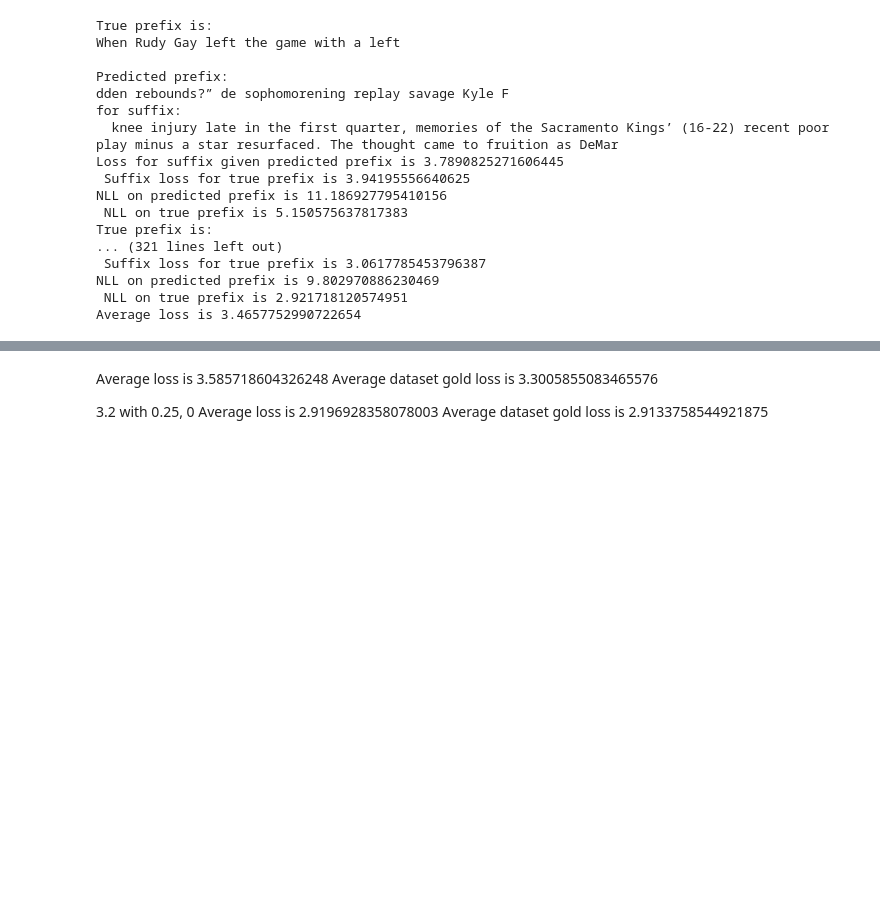
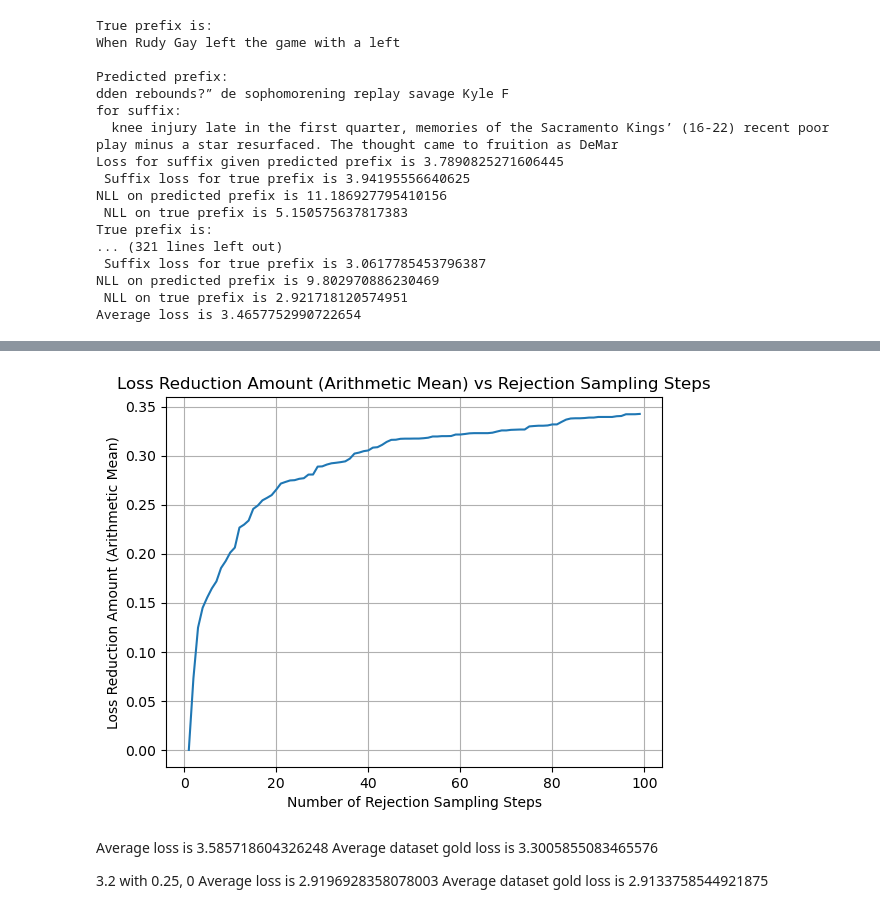
Before and after one commit to abhay-sheshadri/reverse-dynamics-nlp, a Jupyter notebook: jupyworkshop.ipynb, the cells around one changed output, grey strips where cells are left out. Cells and saved outputs as stored; diff of their text form; code cells hidden in the pictures; blank space fills up the shorter version.

```diff
--- a/jupyworkshop.ipynb
+++ b/jupyworkshop.ipynb
@@ -161,3 +346,21 @@ Average dataset gold loss is 3.3005855083465576
+# %%
+arithmetic_mean_reduction_per_step = []
+
+for n in Ns:
+    best_of_n_losses = [min(single_list[:n]) for single_list in all_losses]
+    best_of_1_losses = [single_list[0] for single_list in all_losses]
+    reduction_amounts = [best_of_1_losses[i] - best_of_n_losses[i] for i in range(len(best_of_n_losses))]
+    arithmetic_mean_reduction = np.mean(reduction_amounts)
+    arithmetic_mean_reduction_per_step.append(arithmetic_mean_reduction)
+
+plt.plot(Ns, arithmetic_mean_reduction_per_step)
+plt.xlabel('Number of Rejection Sampling Steps')
+plt.ylabel('Loss Reduction Amount (Arithmetic Mean)')
+plt.title('Loss Reduction Amount (Arithmetic Mean) vs Rejection Sampling Steps')
+plt.grid(True)
+plt.show()
+# %% [output]
+[figure, added]
 # %% [markdown]
 Average loss is 3.585718604326248
 Average dataset gold loss is 3.3005855083465576
```
Also changed, not shown: parts of 19 cells of this notebook, 1 other file.
